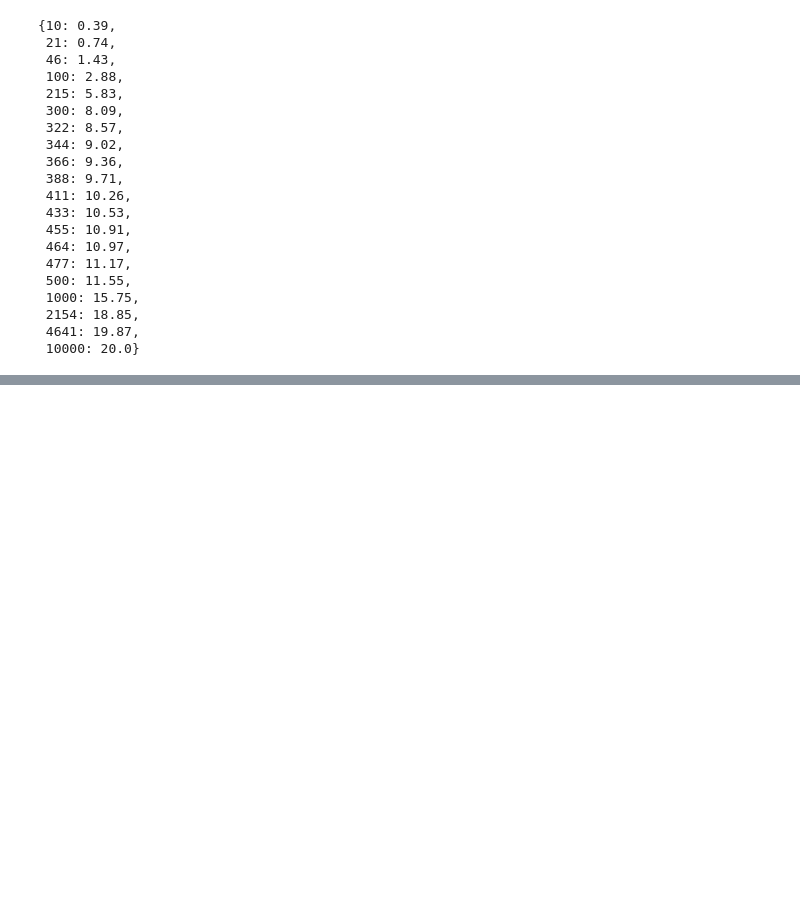
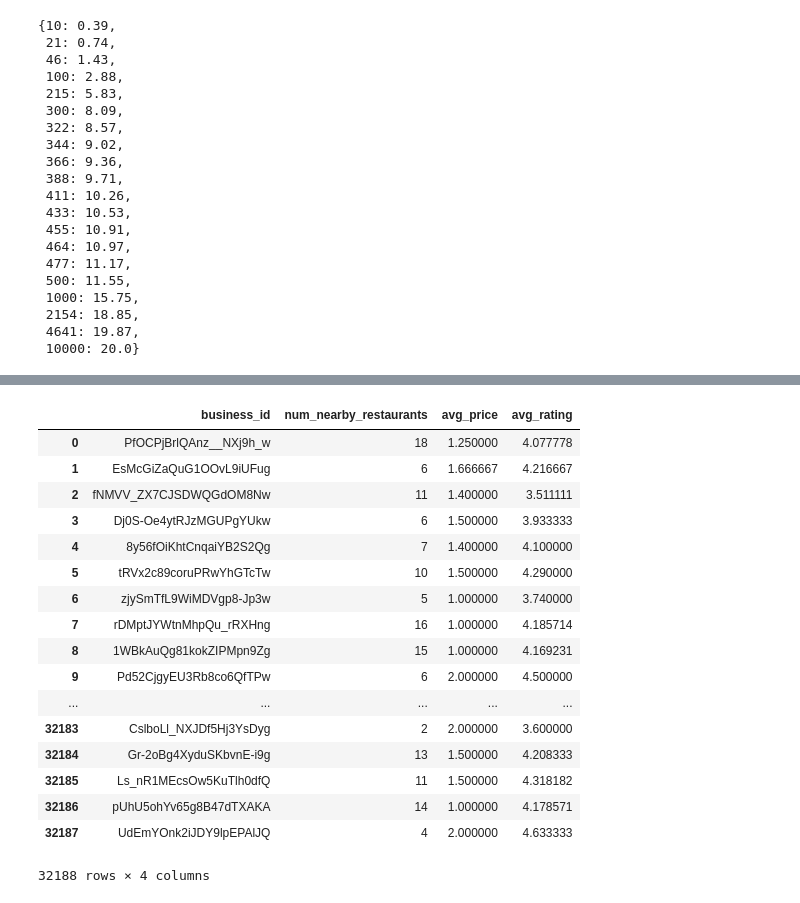
Before and after one commit to ellcrane/restaurant-closing-probability, a Jupyter notebook: notebooks/scraping.ipynb, the cells around one changed output, grey strips where cells are left out. Cells and saved outputs as stored; diff of their text form; code cells hidden in the pictures; blank space fills up the shorter version.

Commit message:
created df with average rating, price level, and num of close restaurants

```diff
--- a/notebooks/scraping.ipynb
+++ b/notebooks/scraping.ipynb
@@ -310,0 +313,36 @@ previously_open_US_restaurants
+# %%
+rating_summaries = []
+key_errors = 0
+for i in range(len(nearby_df)):
+    rating_total = 0
+    rating_count = 0
+    for j in range(len(nearby_df['results'][i])):
+        try:
+            rating_total += nearby_df['results'][i][j]['rating']
+            rating_count += 1
+        except KeyError:
+            key_errors += 1
+    try:
+        rating_summaries.append({'business_id': nearby_df['yelp_business_id'][i], 'avg_rating': (rating_total / rating_count)})
+    except ZeroDivisionError:
+        rating_summaries.append({'business_id': nearby_df['yelp_business_id'][i], 'avg_rating': 0})
+rating_summaries = pd.DataFrame(rating_summaries)
+# %%
+price_summaries = []
+key_errors = 0
+for i in range(len(nearby_df)):
+    price_total = 0
+    price_count = 0
+    for j in range(len(nearby_df['results'][i])):
+        try:
+            price_total += nearby_df['results'][i][j]['price_level']
+            price_count += 1
+        except KeyError:
+            key_errors += 1
+    try:
+        price_summaries.append({'business_id': nearby_df['yelp_business_id'][i], 'avg_price': (price_total / price_count)})
+    except ZeroDivisionError:
+        price_summaries.append({'business_id': nearby_df['yelp_business_id'][i], 'avg_price': 0})
+price_summaries = pd.DataFrame(price_summaries)
+# %%
+nearby_prices_and_rating = rating_summaries.merge(price_summaries, how='outer', on='business_id')
@@ -310,0 +370,23 @@ previously_open_US_restaurants
+# %%
+nearby_trimmed_df = nearby_df.merge(nearby_prices_and_rating, how='outer', left_on='yelp_business_id', right_on='business_id')[['business_id','num_nearby_restaurants','avg_price', 'avg_rating']]
+# %%
+nearby_trimmed_df
+# %% [output]
+|  | business_id | num_nearby_restaurants | avg_price | avg_rating |
+| 0 | PfOCPjBrlQAnz__NXj9h_w | 18 | 1.250000 | 4.077778 |
+| 1 | EsMcGiZaQuG1OOvL9iUFug | 6 | 1.666667 | 4.216667 |
+| 2 | fNMVV_ZX7CJSDWQGdOM8Nw | 11 | 1.400000 | 3.511111 |
+| 3 | Dj0S-Oe4ytRJzMGUPgYUkw | 6 | 1.500000 | 3.933333 |
+| 4 | 8y56fOiKhtCnqaiYB2S2Qg | 7 | 1.400000 | 4.100000 |
+| 5 | tRVx2c89coruPRwYhGTcTw | 10 | 1.500000 | 4.290000 |
+| 6 | zjySmTfL9WiMDVgp8-Jp3w | 5 | 1.000000 | 3.740000 |
+| 7 | rDMptJYWtnMhpQu_rRXHng | 16 | 1.000000 | 4.185714 |
+| 8 | 1WBkAuQg81kokZIPMpn9Zg | 15 | 1.000000 | 4.169231 |
+| 9 | Pd52CjgyEU3Rb8co6QfTPw | 6 | 2.000000 | 4.500000 |
+| ... | ... | ... | ... | ... |
+| 32183 | CslboLl_NXJDf5Hj3YsDyg | 2 | 2.000000 | 3.600000 |
+| 32184 | Gr-2oBg4XyduSKbvnE-i9g | 13 | 1.500000 | 4.208333 |
+| 32185 | Ls_nR1MEcsOw5KuTlh0dfQ | 11 | 1.500000 | 4.318182 |
+| 32186 | pUhU5ohYv65g8B47dTXAKA | 14 | 1.000000 | 4.178571 |
+| 32187 | UdEmYOnk2iJDY9lpEPAlJQ | 4 | 2.000000 | 4.633333 |
+32188 rows × 4 columns
```
Also changed, not shown: parts of 11 cells of this notebook, 1 other file.
